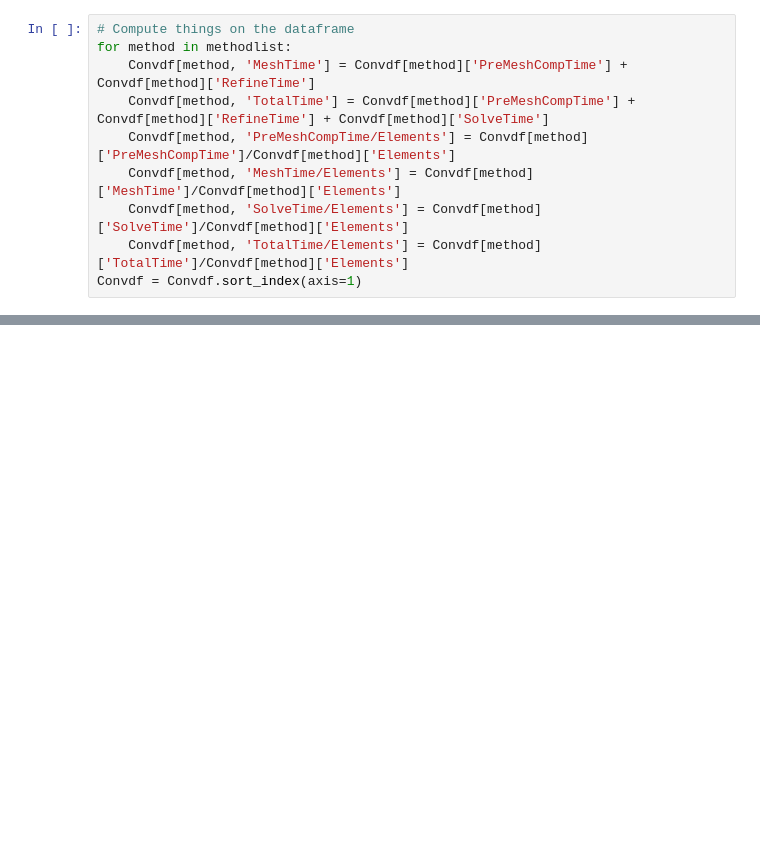
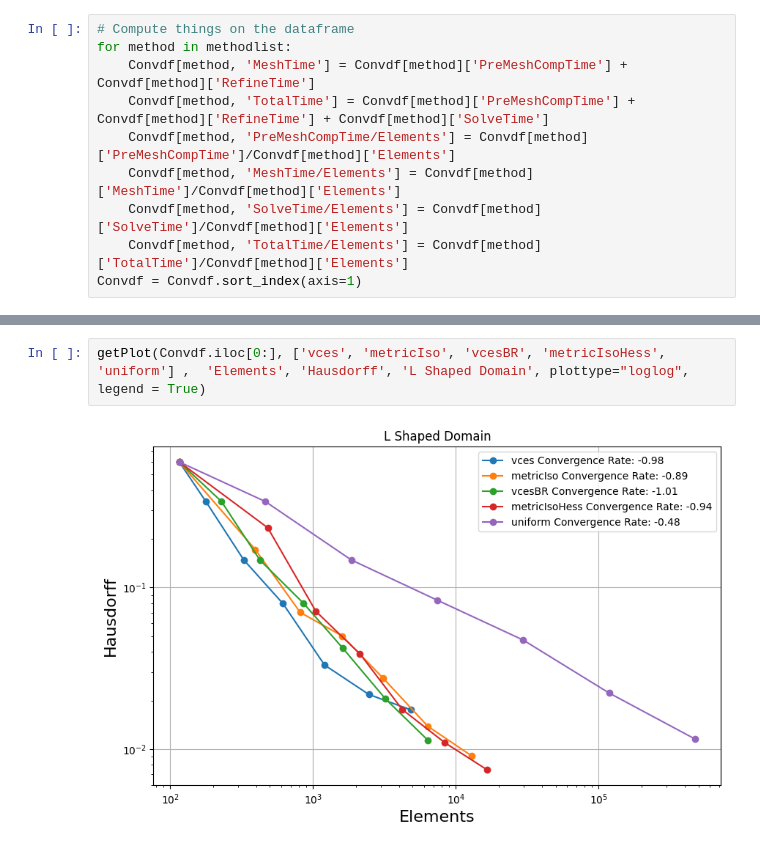
Before and after one commit to StefanoFochesatto/VI-AMR, a Jupyter notebook: NumericalResults/ConvergenceResults/PlotExplorer.ipynb, the cells around one changed output, grey strips where cells are left out. Drawn from its saved outputs; the diff is of its cells as text; blank space fills up the shorter version.

```diff
--- a/NumericalResults/ConvergenceResults/PlotExplorer.ipynb
+++ b/NumericalResults/ConvergenceResults/PlotExplorer.ipynb
@@ -98,0 +104,4 @@ FileNotFoundError: [Errno 2] No such file or directory: '/home/stefano/Desktop/V
+# %%
+getPlot(Convdf.iloc[0:], ['vces', 'metricIso', 'vcesBR', 'metricIsoHess', 'uniform'] ,  'Elements', 'Hausdorff', 'L Shaped Domain', plottype="loglog", legend = True)
+# %% [output]
+[figure, added]
```
Also changed, not shown: parts of 6 cells of this notebook, 8 other files.
